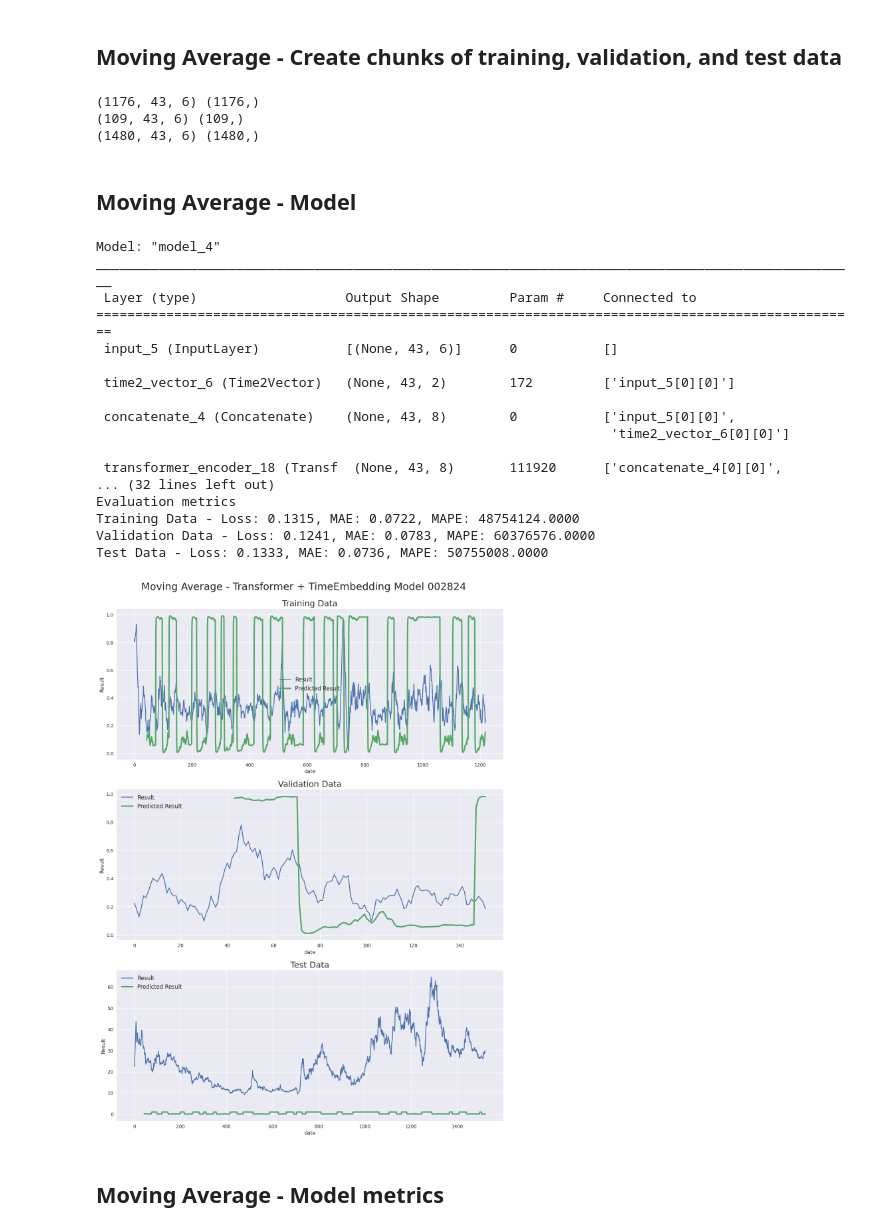
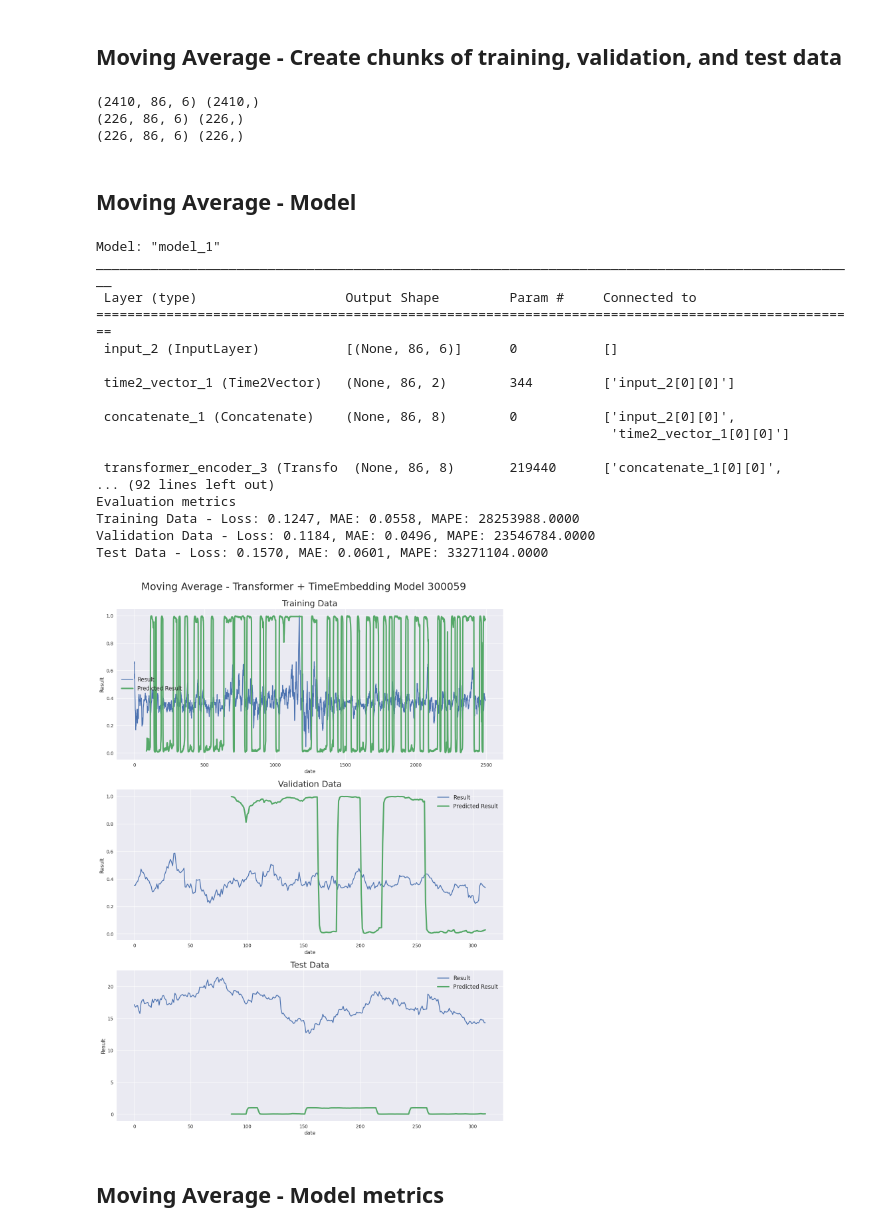
Before and after one commit to weiwenyang2007/shareprice, a Jupyter notebook: AI/myStockPredict.ipynb, the cells around one changed output. Cells and saved outputs as stored; diff of their text form; code cells hidden in the pictures.

```diff
--- a/AI/myStockPredict.ipynb
+++ b/AI/myStockPredict.ipynb
@@ -22,18 +22,18 @@ Tensorflow version: 2.9.1
 ## Hyperparameters
 # %%
 batch_size = 32
-seq_len = 43 # seq_len=43 意思是用43天的数据预测第44天后的趋势
+seq_len = 86 # seq_len=43 意思是用43天的数据预测第44天后的趋势
 column_len = 6 #the number of column
 predict_column = 5 #which column to be predict, from 0 to column_len-1
 d_k = 256
 d_v = 256
-n_heads = 12
+n_heads = 24 #12
 ff_dim = 256
 epochs = 20
 #
-stock_id = '002824'
-use_checkpoints_id = '399001' #None or else. use other's pre-train model instead of itself(None)
-train_from_scratch = False  # True: Train the model, False: Use the pre-train checkpoints
+stock_id = '300059'
+use_checkpoints_id = None #None or else. use other's pre-train model instead of itself(None)
+train_from_scratch = True  # True: Train the model, False: Use the pre-train checkpoints
 stock_price_path = 'stockData/' + stock_id + '.csv'
 # %%
 #Load data from DB to csv file
@@ -390,7 +390,7 @@ def create_model():
 model = create_model()
 model.summary()
 
-ckp = './checkpoints/Transformer+TimeEmbedding_' + stock_id + '.hdf5'
+ckp = './checkpoints/Transformer+TimeEmbedding_test_' + stock_id + '.hdf5'
 callback = tf.keras.callbacks.ModelCheckpoint(ckp,
                                               monitor='val_loss',
                                               save_best_only=True, verbose=1)
@@ -403,7 +403,7 @@ if train_from_scratch:
                         validation_data=(X_val, y_val))
 else:
     if use_checkpoints_id != None:
-        ckp = './checkpoints/Transformer+TimeEmbedding_' + use_checkpoints_id + '.hdf5'
+        ckp = './checkpoints/Transformer+TimeEmbedding_test_' + use_checkpoints_id + '.hdf5'
 
     model = tf.keras.models.load_model(ckp,
                                        custom_objects={'Time2Vector': Time2Vector,
@@ -773,9 +775,9 @@ print(X_test.shape, y_test.shape)
 #print(X_test_with_date_last_43.shape)
 #print(X_test_with_date_last_43)
 # %% [output]
-(1176, 43, 6) (1176,)
-(109, 43, 6) (109,)
-(1480, 43, 6) (1480,)
+(2410, 86, 6) (2410,)
+(226, 86, 6) (226,)
+(226, 86, 6) (226,)
 # %% [markdown]
 ## Moving Average - Model
 # %%
@@ -814,7 +816,7 @@ def create_model():
 model = create_model()
 model.summary()
 
-ckp = './checkpoints/Transformer+TimeEmbedding_mean_' + stock_id + '.hdf5'
+ckp = './checkpoints/Transformer+TimeEmbedding_mean_test_' + stock_id + '.hdf5'
 callback = tf.keras.callbacks.ModelCheckpoint(ckp,
                                               monitor='val_loss',
                                               save_best_only=True,
@@ -828,7 +830,7 @@ if train_from_scratch:
                         validation_data=(X_val, y_val))
 else:
     if use_checkpoints_id != None:
-        ckp = './checkpoints/Transformer+TimeEmbedding_mean_' + use_checkpoints_id + '.hdf5'
+        ckp = './checkpoints/Transformer+TimeEmbedding_mean_test_' + use_checkpoints_id + '.hdf5'
 
     model = tf.keras.models.load_model(ckp,
                                        custom_objects={'Time2Vector': Time2Vector,
@@ -876,44 +878,44 @@ ax11.set_xlabel('date')
 ax11.set_ylabel('Result')
 ax11.legend(loc="best", fontsize=12)
 
 #Plot validation data results
 ax21 = fig.add_subplot(312)
 ax21.plot(val_data[:, 3], label='Result')
 ax21.plot(np.arange(seq_len, val_pred.shape[0]+seq_len), val_pred, linewidth=3, label='Predicted Result')
 ax21.set_title("Validation Data", fontsize=18)
 ax21.set_xlabel('date')
 ax21.set_ylabel('Result')
 ax21.legend(loc="best", fontsize=12)
 
 #Plot test data results
 ax31 = fig.add_subplot(313)
 #ax31.plot(test_data[:, 3], label='Result')
 ax31.plot(df2_close_price, label='Result')
 ax31.plot(np.arange(seq_len, test_pred.shape[0]+seq_len), test_pred, linewidth=3, label='Predicted Result')
 ax31.set_title("Test Data", fontsize=18)
 ax31.set_xlabel('date')
 ax31.set_ylabel('Result')
 ax31.legend(loc="best", fontsize=12)
 plt.show()
 # %% [output]
-Model: "model_4"
+Model: "model_1"
 __________________________________________________________________________________________________
  Layer (type)                   Output Shape         Param #     Connected to
 ==================================================================================================
- input_5 (InputLayer)           [(None, 43, 6)]      0           []
+ input_2 (InputLayer)           [(None, 86, 6)]      0           []
 
- time2_vector_6 (Time2Vector)   (None, 43, 2)        172         ['input_5[0][0]']
+ time2_vector_1 (Time2Vector)   (None, 86, 2)        344         ['input_2[0][0]']
 
- concatenate_4 (Concatenate)    (None, 43, 8)        0           ['input_5[0][0]',
-                                                                  'time2_vector_6[0][0]']
+ concatenate_1 (Concatenate)    (None, 86, 8)        0           ['input_2[0][0]',
+                                                                  'time2_vector_1[0][0]']
 
- transformer_encoder_18 (Transf  (None, 43, 8)       111920      ['concatenate_4[0][0]',
-... (32 lines left out)
+ transformer_encoder_3 (Transfo  (None, 86, 8)       219440      ['concatenate_1[0][0]',
+... (92 lines left out)
 Evaluation metrics
-Training Data - Loss: 0.1315, MAE: 0.0722, MAPE: 48754124.0000
-Validation Data - Loss: 0.1241, MAE: 0.0783, MAPE: 60376576.0000
-Test Data - Loss: 0.1333, MAE: 0.0736, MAPE: 50755008.0000
+Training Data - Loss: 0.1247, MAE: 0.0558, MAPE: 28253988.0000
+Validation Data - Loss: 0.1184, MAE: 0.0496, MAPE: 23546784.0000
+Test Data - Loss: 0.1570, MAE: 0.0601, MAPE: 33271104.0000
-[figure, old version]
+[figure, new version]
 # %% [markdown]
 ## Moving Average - Model metrics
 # %%
```
Also changed, not shown: parts of 15 cells of this notebook, 9 other files.
